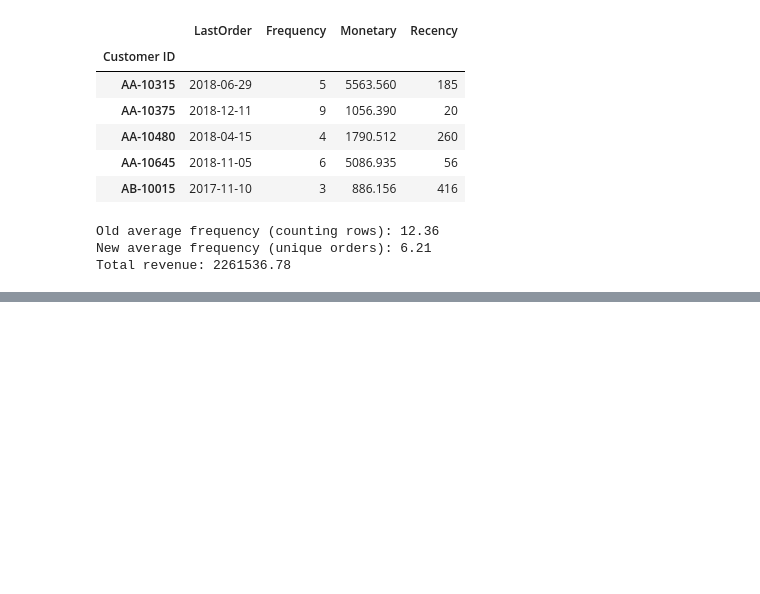
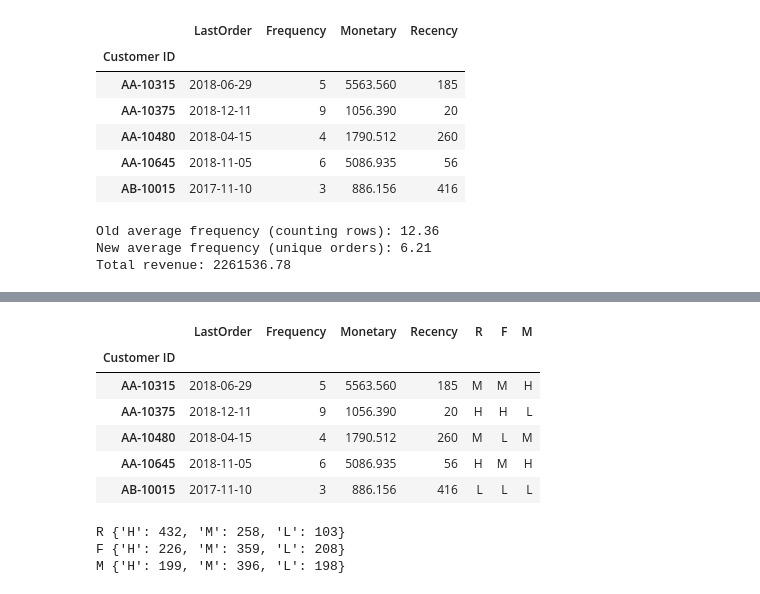
Before and after one commit to mwhan99/rfm-customer-segmentation, a Jupyter notebook: analysis.ipynb, the cells around one changed output, grey strips where cells are left out. Saved outputs shown, nothing was run; the diff lists cells and outputs as text; code cells hidden in the pictures; blank space fills up the shorter version.

```diff
--- a/analysis.ipynb
+++ b/analysis.ipynb
@@ -86,0 +141,25 @@ Total revenue: 2261536.78
+# %%
+rfm["R"] = pd.cut(rfm["Recency"], bins=[0, 90, 365, float("inf")], labels=["H", "M", "L"])
+rfm["F"] = pd.cut(rfm["Frequency"], bins=[0, 4, 7, float("inf")], labels=["L", "M", "H"])
+
+m_low = rfm["Monetary"].quantile(0.25)
+m_high = rfm["Monetary"].quantile(0.75)
+rfm["M"] = pd.cut(rfm["Monetary"], bins=[0, m_low, m_high, float("inf")],
+                  labels=["L", "M", "H"], right=False)
+
+rfm.head()
+# %% [output]
+|  | LastOrder | Frequency | Monetary | Recency | R | F | M |
+| Customer ID |  |  |  |  |  |  |  |
+| AA-10315 | 2018-06-29 | 5 | 5563.560 | 185 | M | M | H |
+| AA-10375 | 2018-12-11 | 9 | 1056.390 | 20 | H | H | L |
+| AA-10480 | 2018-04-15 | 4 | 1790.512 | 260 | M | L | M |
+| AA-10645 | 2018-11-05 | 6 | 5086.935 | 56 | H | M | H |
+| AB-10015 | 2017-11-10 | 3 | 886.156 | 416 | L | L | L |
+# %%
+for col in ["R", "F", "M"]:
+    print(col, rfm[col].value_counts().reindex(["H", "M", "L"]).to_dict())
+# %% [output]
+R {'H': 432, 'M': 258, 'L': 103}
+F {'H': 226, 'M': 359, 'L': 208}
+M {'H': 199, 'M': 396, 'L': 198}
```
Also changed, not shown: parts of 9 cells of this notebook.
